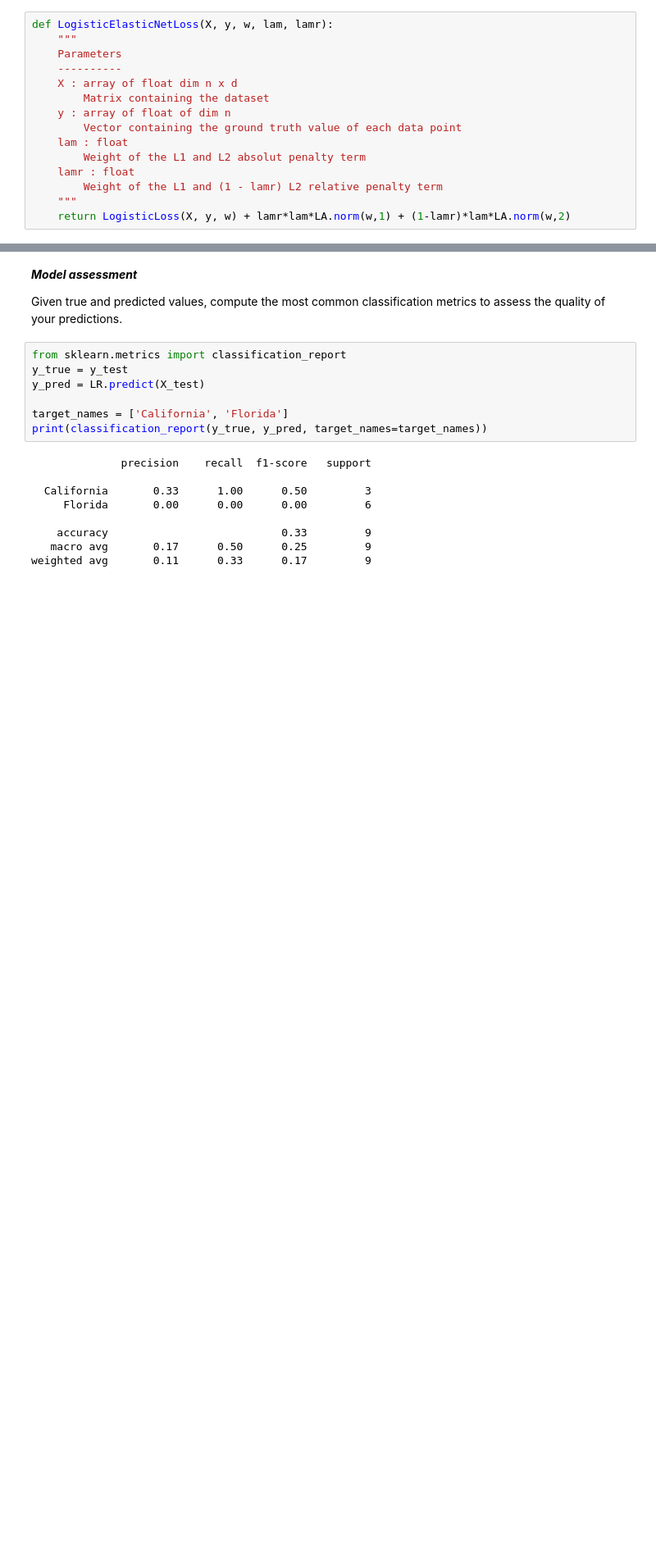
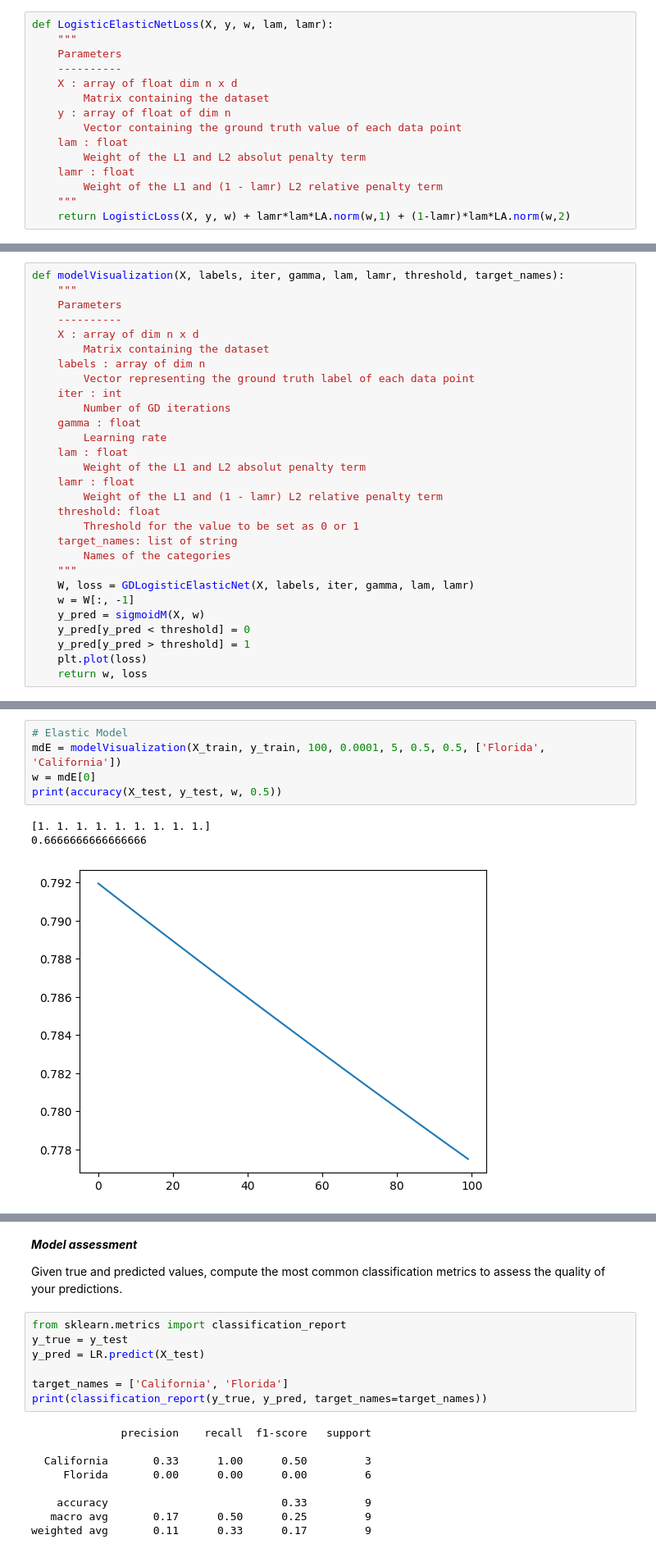
Before and after one commit to frekkoz3/Intro_to_ML_24-25, a Jupyter notebook: challenges/challenge_zero_Bredariol_Francesco.ipynb, the cells around one changed output, grey strips where cells are left out. Shown at 82% size. Cells and saved outputs as stored; diff of their text form; blank space fills up the shorter version.

```diff
--- a/challenges/challenge_zero_Bredariol_Francesco.ipynb
+++ b/challenges/challenge_zero_Bredariol_Francesco.ipynb
@@ -348,0 +380,29 @@ def GDLogistic(X, labels, iter, gamma):
+# %%
+def modelVisualization(X, labels, iter, gamma, lam, lamr, threshold, target_names):
+    """
+    Parameters
+    ----------
+    X : array of dim n x d
+        Matrix containing the dataset
+    labels : array of dim n
+        Vector representing the ground truth label of each data point
+    iter : int
+        Number of GD iterations
+    gamma : float
+        Learning rate
+    lam : float
+        Weight of the L1 and L2 absolut penalty term
+    lamr : float
+        Weight of the L1 and (1 - lamr) L2 relative penalty term
+    threshold: float
+        Threshold for the value to be set as 0 or 1
+    target_names: list of string
+        Names of the categories
+    """
+    W, loss = GDLogisticElasticNet(X, labels, iter, gamma, lam, lamr)
+    w = W[:, -1]
+    y_pred = sigmoidM(X, w)
+    y_pred[y_pred < threshold] = 0
+    y_pred[y_pred > threshold] = 1
+    plt.plot(loss)
+    return w, loss
@@ -348,0 +439,9 @@ def GDLogistic(X, labels, iter, gamma):
+# %%
+# Elastic Model
+mdE = modelVisualization(X_train, y_train, 100, 0.0001, 5, 0.5, 0.5, ['Florida', 'California'])
+w = mdE[0]
+print(accuracy(X_test, y_test, w, 0.5))
+# %% [output]
+[1. 1. 1. 1. 1. 1. 1. 1. 1.]
+0.6666666666666666
+[figure, added]
```
Also changed, not shown: parts of 11 cells of this notebook.
